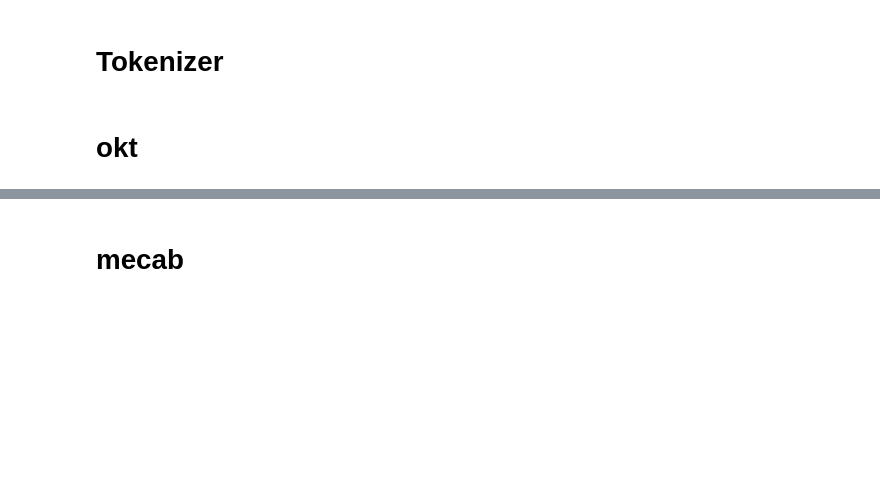
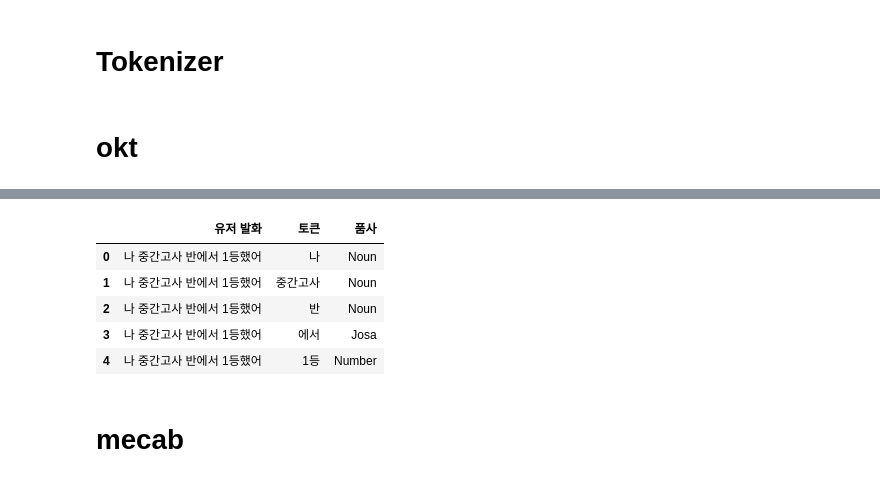
Before and after one commit to textnetkr/MemeProject, a Jupyter notebook: src/comparison/comparison.ipynb, the cells around one changed output, grey strips where cells are left out. Drawn from its saved outputs; the diff is of its cells as text; code cells hidden in the pictures; blank space fills up the shorter version.

```diff
--- a/src/comparison/comparison.ipynb
+++ b/src/comparison/comparison.ipynb
@@ -63,3 +168,12 @@ df['pos'] = df.content.swifter.apply(lambda x: okt.pos(str(x)))
+# %%
+df_okt.head()
+# %% [output]
+|  | 유저 발화 | 토큰 | 품사 |
+| 0 | 나 중간고사 반에서 1등했어 | 나 | Noun |
+| 1 | 나 중간고사 반에서 1등했어 | 중간고사 | Noun |
+| 2 | 나 중간고사 반에서 1등했어 | 반 | Noun |
+| 3 | 나 중간고사 반에서 1등했어 | 에서 | Josa |
+| 4 | 나 중간고사 반에서 1등했어 | 1등 | Number |
 # %% [markdown]
 # mecab
 # %%
```
Also changed, not shown: parts of 32 cells of this notebook.
